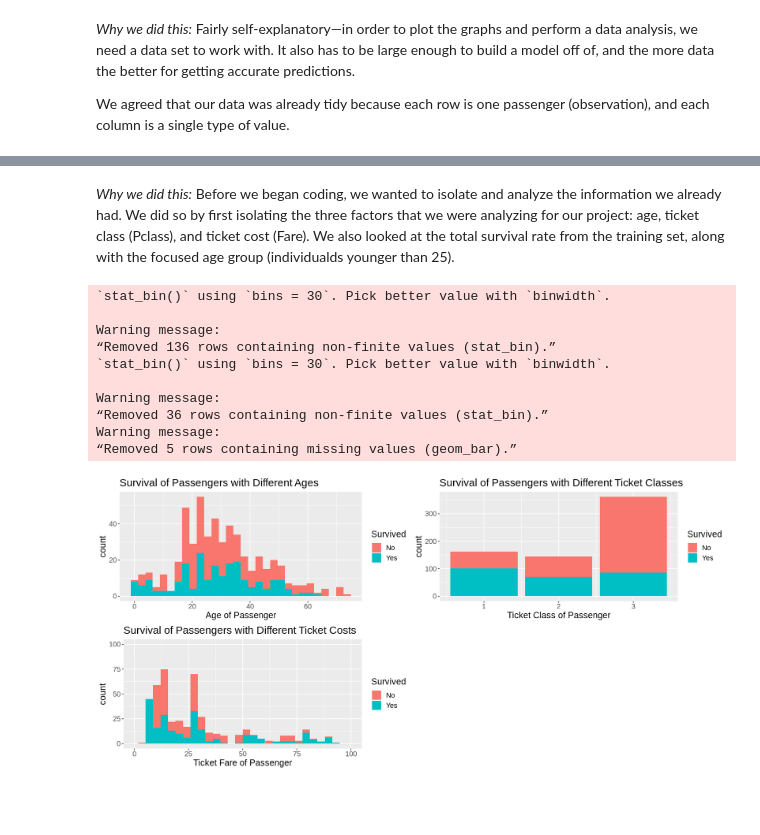
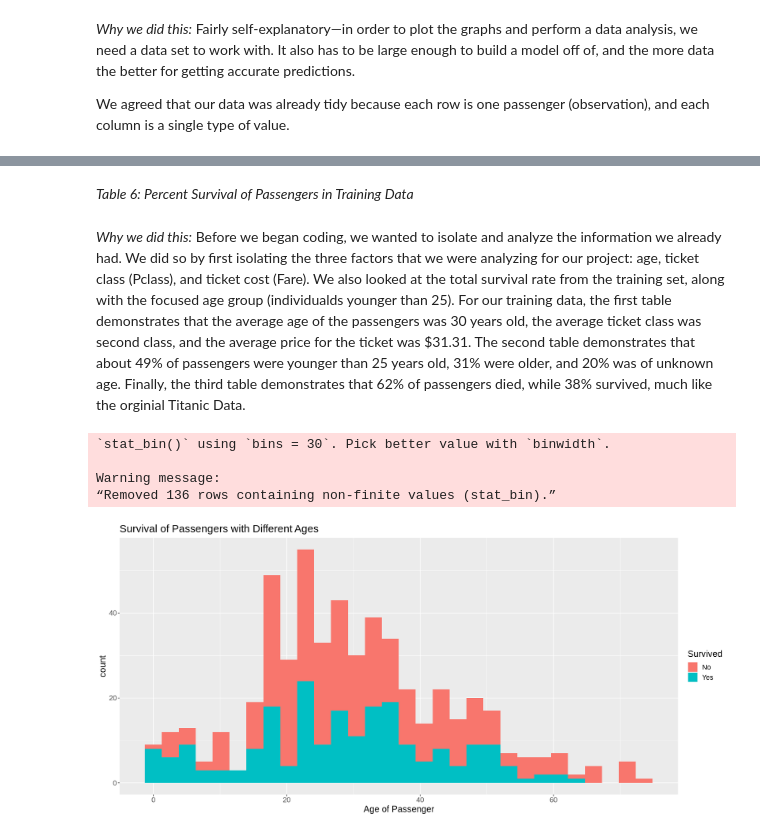
Before and after one commit to rpan01/DSCI-Group-Project, a Jupyter notebook: Titanic Data.ipynb, the cells around one changed output, grey strips where cells are left out. Drawn from its saved outputs; the diff is of its cells as text; code cells hidden in the pictures; blank space fills up the shorter version.

Commit message:
Added figure/table labels and changed some formatting and text

```diff
--- a/Titanic Data.ipynb
+++ b/Titanic Data.ipynb
@@ -130,5 +173,7 @@ A data.frame: 2 × 2
+# %% [markdown]
+*Table 6: Percent Survival of Passengers in Training Data*
 # %% [markdown]
-*Why we did this:* Before we began coding, we wanted to isolate and analyze the information we already had. We did so by first isolating the three factors that we were analyzing for our project: age, ticket class (Pclass), and ticket cost (Fare). We also looked at the total survival rate from the training set, along with the focused age group (individualds younger than 25).
+*Why we did this:* Before we began coding, we wanted to isolate and analyze the information we already had. We did so by first isolating the three factors that we were analyzing for our project: age, ticket class (Pclass), and ticket cost (Fare). We also looked at the total survival rate from the training set, along with the focused age group (individualds younger than 25). For our training data, the first table demonstrates that the average age of the passengers was 30 years old, the average ticket class was second class, and the average price for the ticket was $31.31. The second table demonstrates that about 49% of passengers were younger than 25 years old, 31% were older, and 20% was of unknown age. Finally, the third table demonstrates that 62% of passengers died, while 38% survived, much like the orginial Titanic Data.
 # %%
 options(repr.plot.width = 15, repr.plot.height = 7)
 
@@ -154,17 +199,11 @@ titanic_fare_plot <- titanic_train %>%
   labs(x = "Ticket Fare of Passenger", colour = "Survived") +
   ggtitle("Survival of Passengers with Different Ticket Costs") +
   theme(text=element_text(size=15))
-
-plot_grid(titanic_age_plot, titanic_class_plot, titanic_fare_plot)
-# %% [output]
-`stat_bin()` using `bins = 30`. Pick better value with `binwidth`.
-
-Warning message:
-“Removed 136 rows containing non-finite values (stat_bin).”
-`stat_bin()` using `bins = 30`. Pick better value with `binwidth`.
-
-Warning message:
-“Removed 36 rows containing non-finite values (stat_bin).”
-Warning message:
-“Removed 5 rows containing missing values (geom_bar).”
-[figure, removed]
+# %%
+titanic_age_plot
+# %% [output]
+`stat_bin()` using `bins = 30`. Pick better value with `binwidth`.
+
+Warning message:
+“Removed 136 rows containing non-finite values (stat_bin).”
+[figure, added]
```
Also changed, not shown: parts of 39 cells of this notebook.
